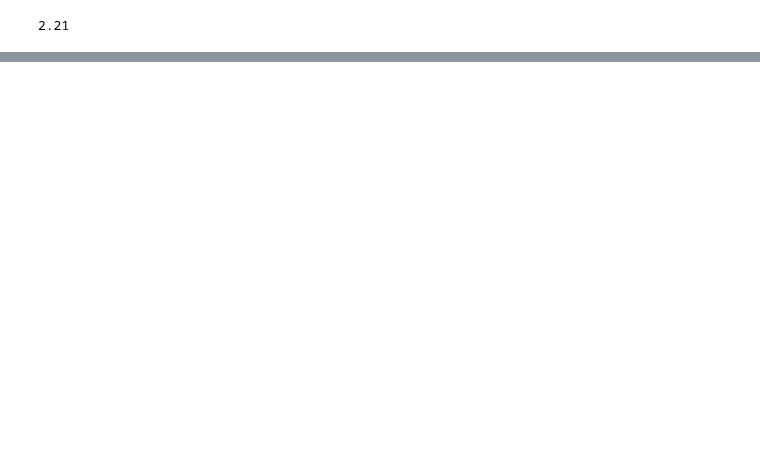
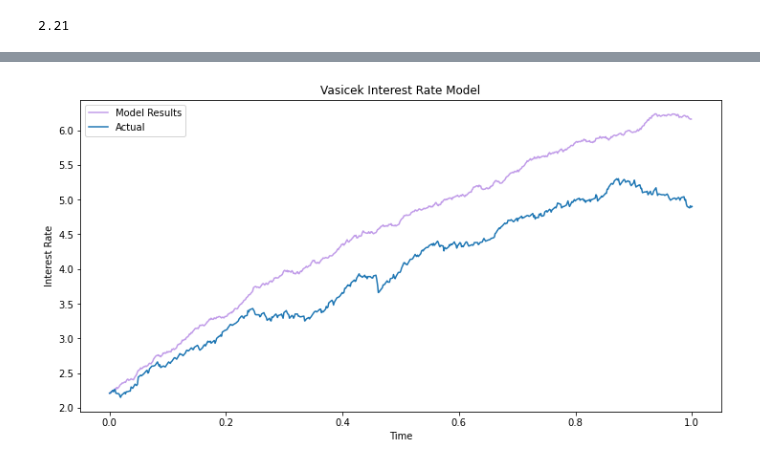
Before and after one commit to appuler/Phys295, a Jupyter notebook: Least Squares Approximation.ipynb, the cells around one changed output, grey strips where cells are left out. Cells and saved outputs as stored; diff of their text form; code cells hidden in the pictures; blank space fills up the shorter version.

```diff
--- a/Least Squares Approximation.ipynb
+++ b/Least Squares Approximation.ipynb
@@ -175,0 +180,18 @@ plt.show()
+# %%
+# Attempts to normalize actual graph
+timestamps = x.astype('int64')
+
+# Min-max normalization
+min_ts, max_ts = timestamps.min(), timestamps.max()
+normalized = (timestamps - min_ts) / (max_ts - min_ts)
+# %%
+plt.figure(figsize=(12, 6))
+plt.plot(T, R1, label="Model Results", color='#c19ce9')
+plt.plot(normalized, y, label="Actual")
+plt.xlabel("Time")
+plt.ylabel("Interest Rate")
+plt.title(label="Vasicek Interest Rate Model")
+plt.legend()
+plt.show()
+# %% [output]
+[figure, added]
```
Also changed, not shown: parts of 16 cells of this notebook.
